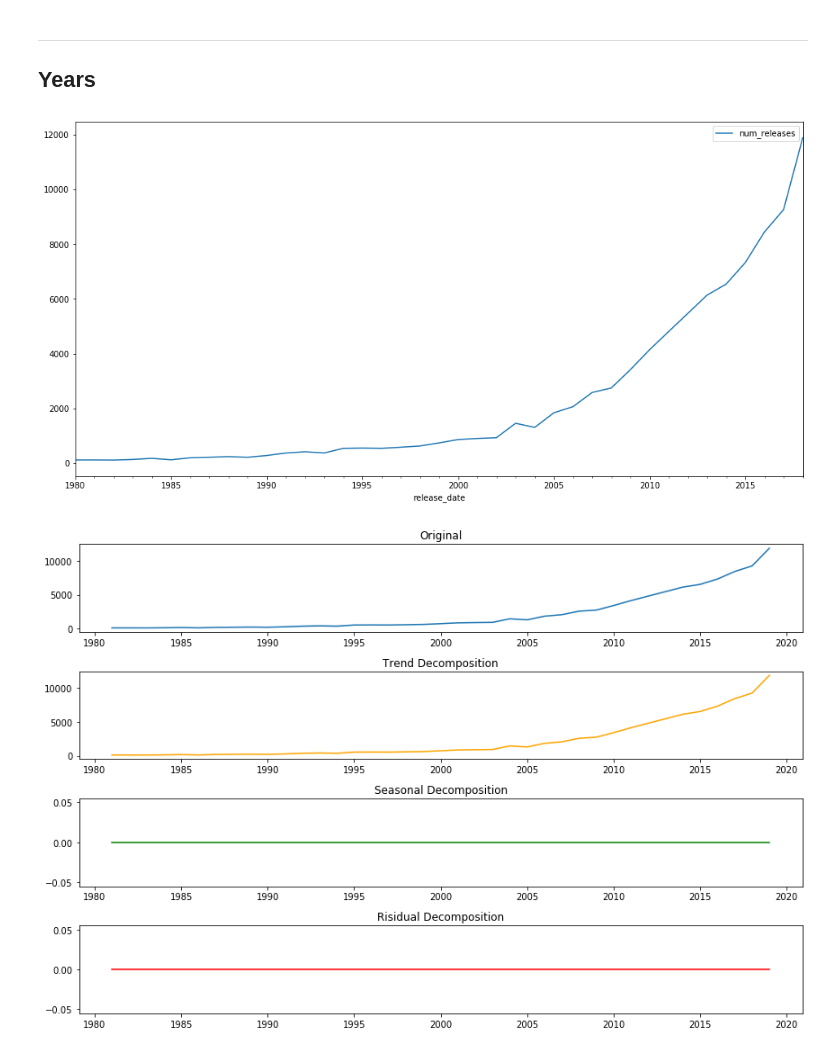
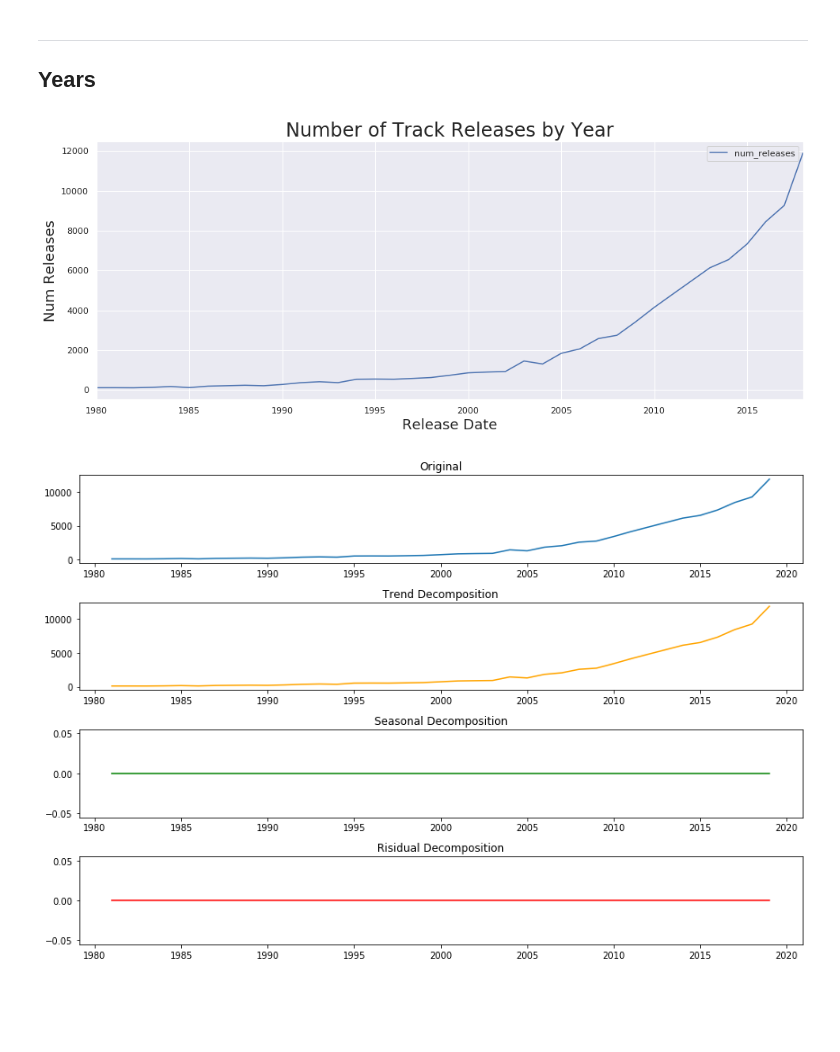
Before and after one commit to QED0711/spotify-predictive-analysis, a Jupyter notebook: exploration/qd_072819_timeseries_release_date.ipynb, the cells around one changed output. Cells and saved outputs as stored; diff of their text form; code cells hidden in the pictures; blank space fills up the shorter version.

```diff
--- a/exploration/qd_072819_timeseries_release_date.ipynb
+++ b/exploration/qd_072819_timeseries_release_date.ipynb
@@ -88,11 +90,14 @@ plot_decomposition(months, date_range=("1980", "2018"))
 # %% [markdown]
 ***
 ## Years
-# %%
-years["1980":'2018'].plot(figsize=(16,8))
-plt.show()
-# %% [output]
-[figure, removed]
+# %%
+years["1980":'2018'].plot(figsize=(16,6))
+plt.title("Number of Track Releases by Year", fontsize=24)
+plt.xlabel("Release Date", fontsize=18)
+plt.ylabel("Num Releases", fontsize=18)
+plt.show()
+# %% [output]
+[figure, added]
 # %%
 plot_decomposition(years,date_range=("1980", "2018"))
 # %% [output]
```
Also changed, not shown: parts of 3 cells of this notebook, 2 other files.
